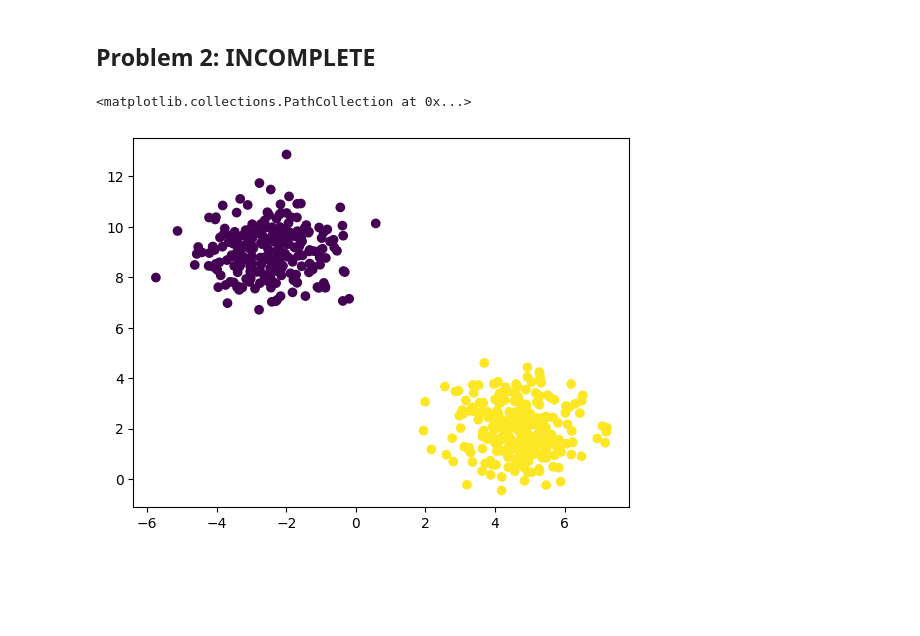
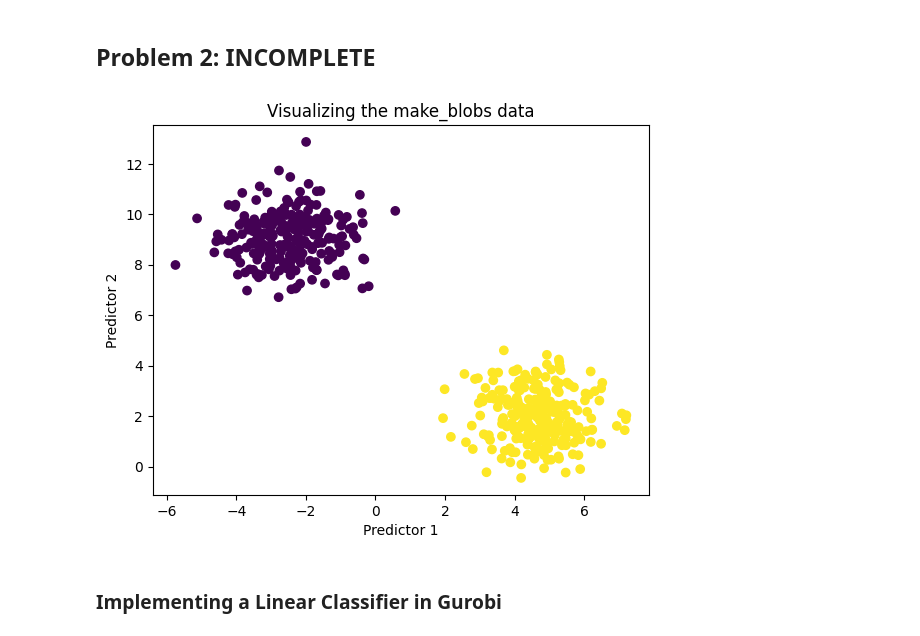
Before and after one commit to inveniam-viam/mgsc-695-optimization-methods, a Jupyter notebook: hw-02/hw-02.ipynb, the cells around one changed output. Saved outputs shown, nothing was run; the diff lists cells and outputs as text; code cells hidden in the pictures; blank space fills up the shorter version.

```diff
--- a/hw-02/hw-02.ipynb
+++ b/hw-02/hw-02.ipynb
@@ -165,5 +161,0 @@ from matplotlib import pyplot as plt
-# %%
-plt.scatter(X[:, 0], X[:, 1], c = y)
-# %% [output]
-<matplotlib.collections.PathCollection at 0x...>
-[figure, removed]
@@ -169,0 +167,11 @@ plt.scatter(X[:, 0], X[:, 1], c = y)
+# %%
+# Creating a scatterplot to visualize the relationship between the observations
+plt.scatter(X[:, 0], X[:, 1], c = y)
+plt.xlabel('Predictor 1')
+plt.ylabel('Predictor 2')
+plt.title('Visualizing the make_blobs data')
+plt.show()
+# %% [output]
+[figure, added]
+# %% [markdown]
+### Implementing a Linear Classifier in Gurobi
```
Also changed, not shown: parts of 4 cells of this notebook.
